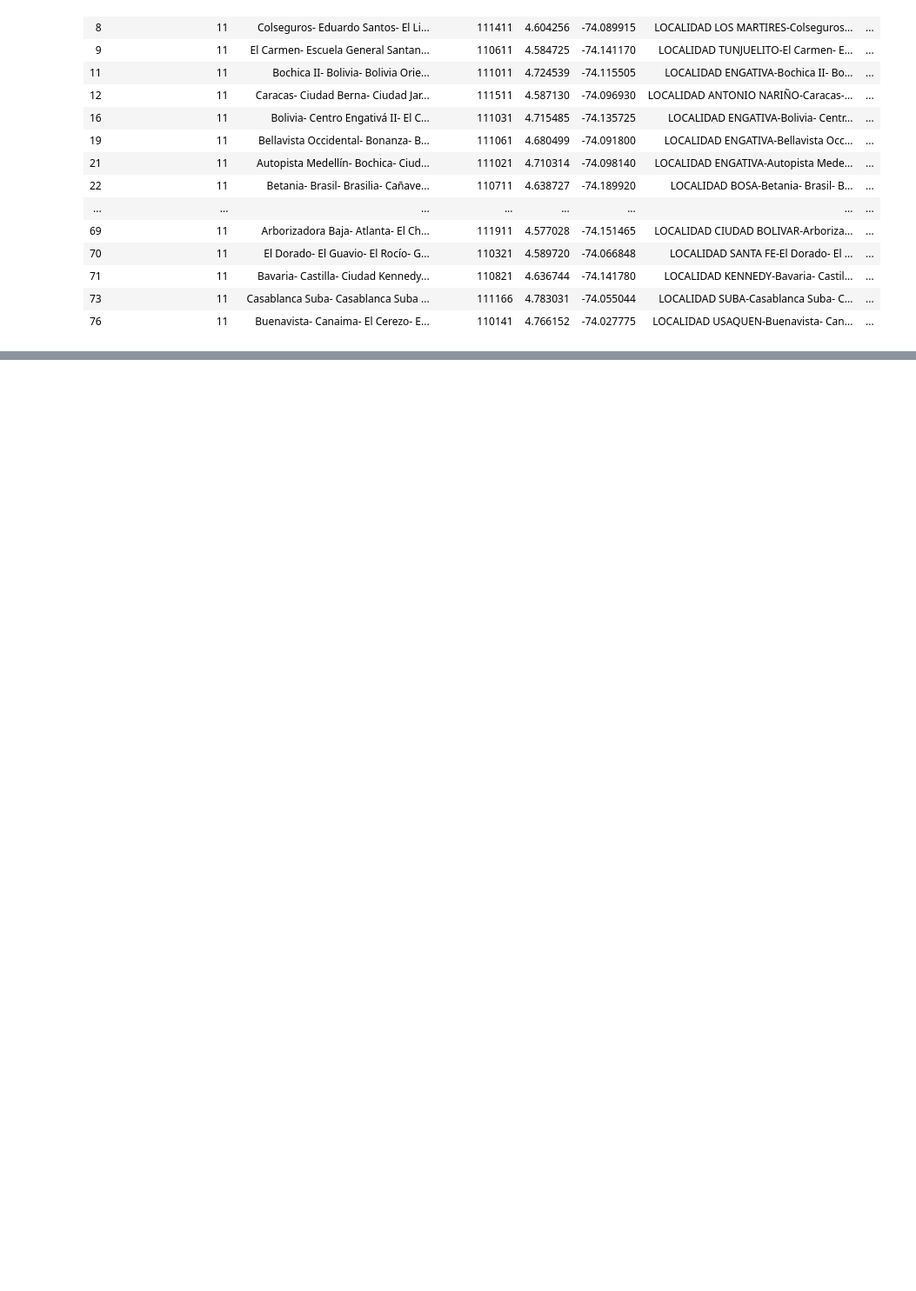
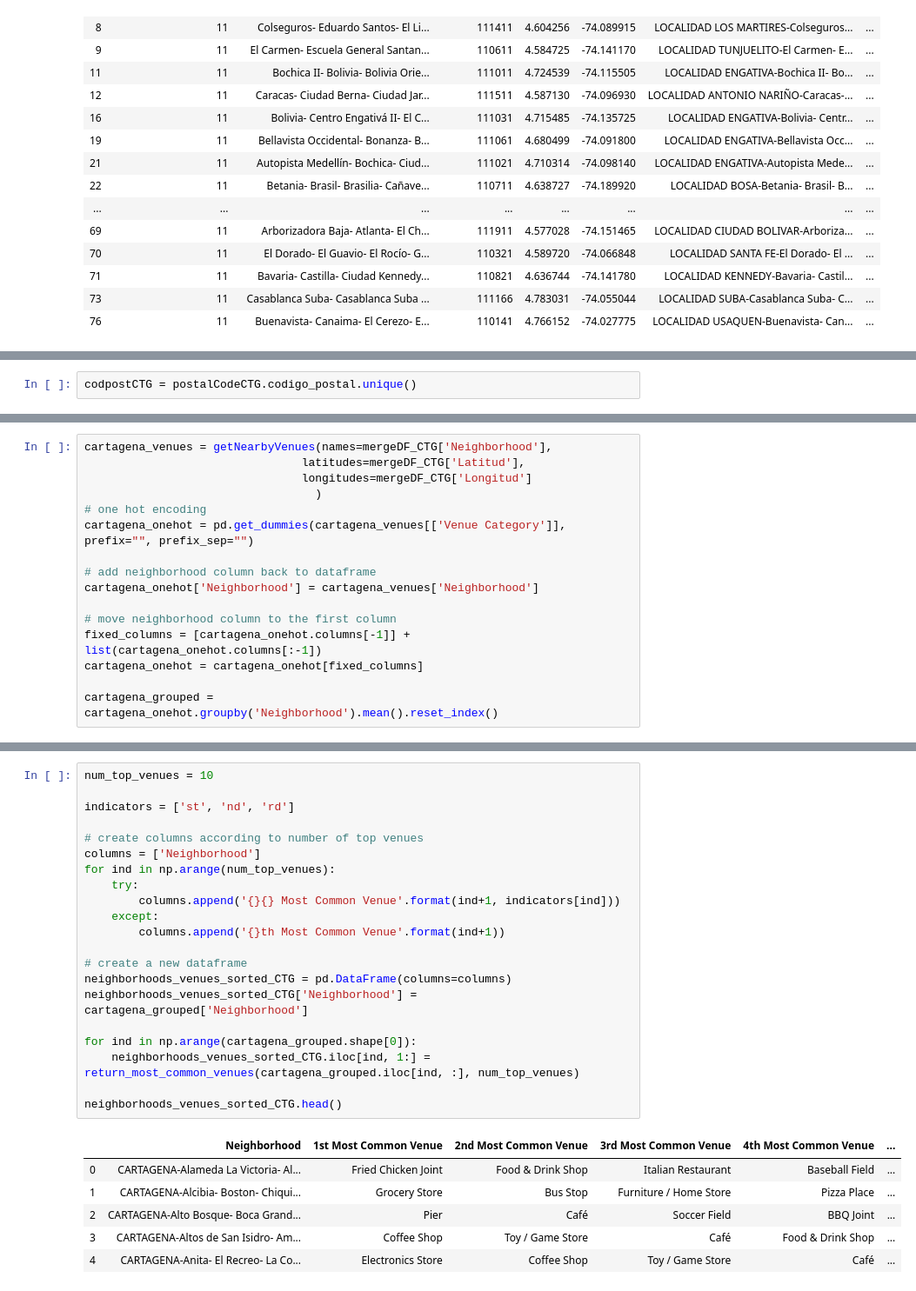
Before and after one commit to JairoIvanzho/Coursera_Capstone, a Jupyter notebook: Data Science Capstone Project - Week 4.ipynb, the cells around one changed output, grey strips where cells are left out. Shown at 87% size. Drawn from its saved outputs; the diff is of its cells as text; blank space fills up the shorter version.

```diff
--- a/Data Science Capstone Project - Week 4.ipynb
+++ b/Data Science Capstone Project - Week 4.ipynb
@@ -464,0 +519,2 @@ bogota_merged.loc[bogota_merged['Cluster Labels'] == 4, bogota_merged.columns[[1
+# %%
+codpostCTG = postalCodeCTG.codigo_postal.unique()
@@ -464,0 +626,16 @@ bogota_merged.loc[bogota_merged['Cluster Labels'] == 4, bogota_merged.columns[[1
+# %%
+cartagena_venues = getNearbyVenues(names=mergeDF_CTG['Neighborhood'],
+                                latitudes=mergeDF_CTG['Latitud'],
+                                longitudes=mergeDF_CTG['Longitud']
+                                  )
+# one hot encoding
+cartagena_onehot = pd.get_dummies(cartagena_venues[['Venue Category']], prefix="", prefix_sep="")
+
+# add neighborhood column back to dataframe
+cartagena_onehot['Neighborhood'] = cartagena_venues['Neighborhood']
+
+# move neighborhood column to the first column
+fixed_columns = [cartagena_onehot.columns[-1]] + list(cartagena_onehot.columns[:-1])
+cartagena_onehot = cartagena_onehot[fixed_columns]
+
+cartagena_grouped = cartagena_onehot.groupby('Neighborhood').mean().reset_index()
@@ -464,0 +675,28 @@ bogota_merged.loc[bogota_merged['Cluster Labels'] == 4, bogota_merged.columns[[1
+# %%
+num_top_venues = 10
+
+indicators = ['st', 'nd', 'rd']
+
+# create columns according to number of top venues
+columns = ['Neighborhood']
+for ind in np.arange(num_top_venues):
+    try:
+        columns.append('{}{} Most Common Venue'.format(ind+1, indicators[ind]))
+    except:
+        columns.append('{}th Most Common Venue'.format(ind+1))
+
+# create a new dataframe
+neighborhoods_venues_sorted_CTG = pd.DataFrame(columns=columns)
+neighborhoods_venues_sorted_CTG['Neighborhood'] = cartagena_grouped['Neighborhood']
+
+for ind in np.arange(cartagena_grouped.shape[0]):
+    neighborhoods_venues_sorted_CTG.iloc[ind, 1:] = return_most_common_venues(cartagena_grouped.iloc[ind, :], num_top_venues)
+
+neighborhoods_venues_sorted_CTG.head()
+# %% [output]
+|  | Neighborhood | 1st Most Common Venue | 2nd Most Common Venue | 3rd Most Common Venue | 4th Most Common Venue | ... |
+| 0 | CARTAGENA-Alameda La Victoria- Al... | Fried Chicken Joint | Food & Drink Shop | Italian Restaurant | Baseball Field | ... |
+| 1 | CARTAGENA-Alcibia- Boston- Chiqui... | Grocery Store | Bus Stop | Furniture / Home Store | Pizza Place | ... |
+| 2 | CARTAGENA-Alto Bosque- Boca Grand... | Pier | Café | Soccer Field | BBQ Joint | ... |
+| 3 | CARTAGENA-Altos de San Isidro- Am... | Coffee Shop | Toy / Game Store | Café | Food & Drink Shop | ... |
+| 4 | CARTAGENA-Anita- El Recreo- La Co... | Electronics Store | Coffee Shop | Toy / Game Store | Café | ... |
```
Also changed, not shown: parts of 38 cells of this notebook, 1 other file.
